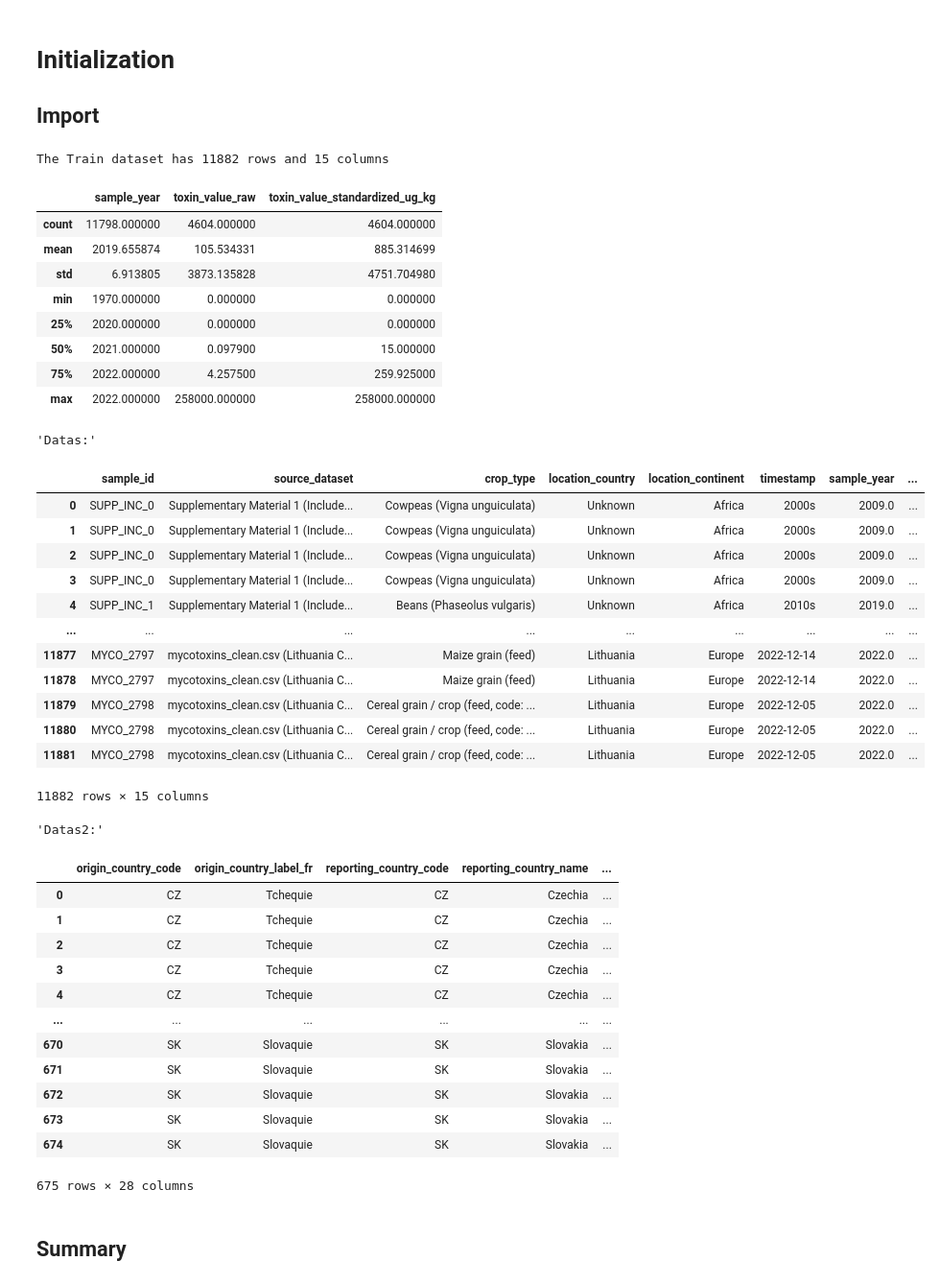
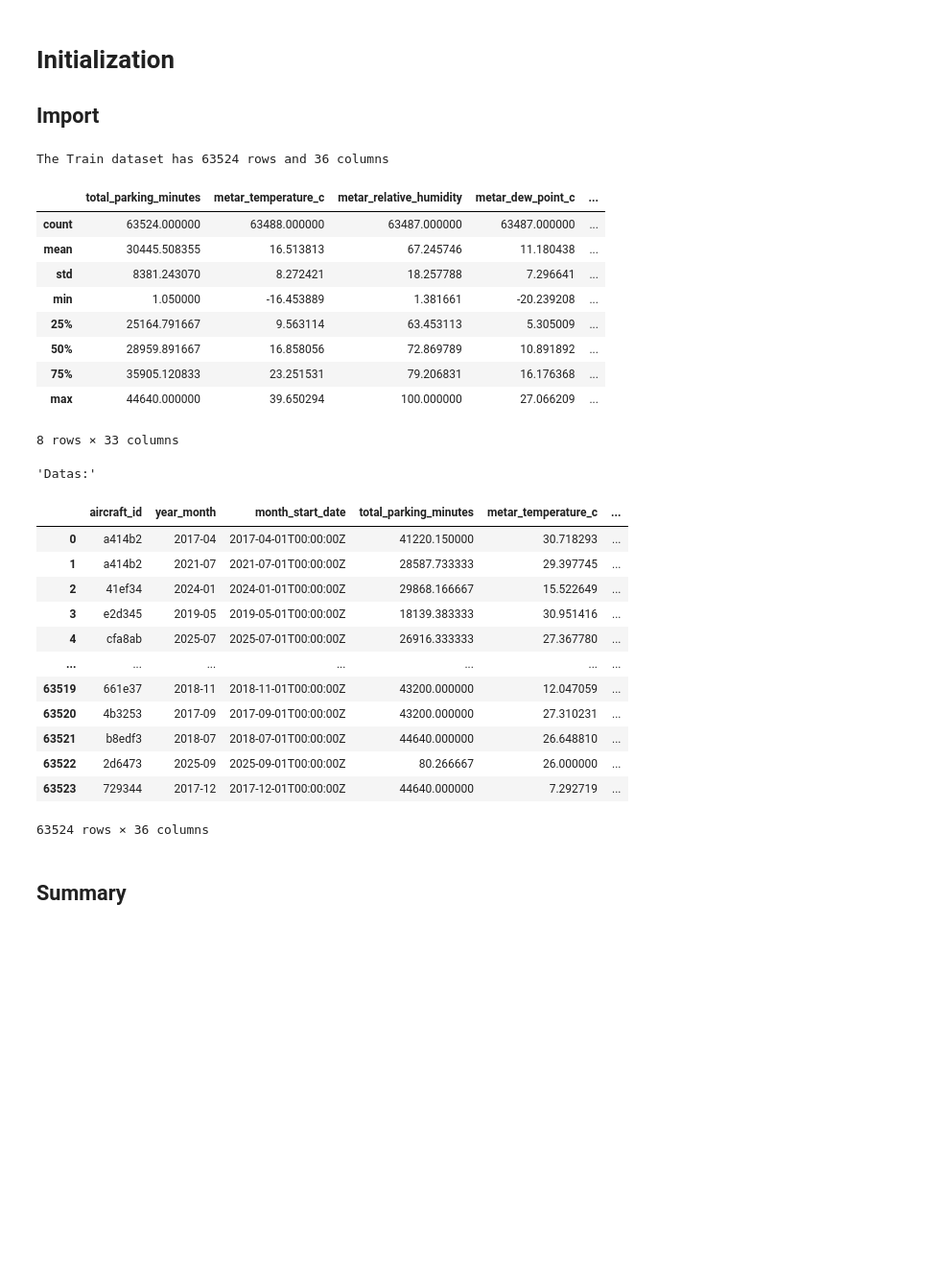
Before and after one commit to pfarret81/Gros-Avion-Puant_Haks2026, a Jupyter notebook: main_model.ipynb, the cells around one changed output. Shown at 96% size. Saved outputs shown, nothing was run; the diff lists cells and outputs as text; code cells hidden in the pictures; blank space fills up the shorter version.

```diff
--- a/main_model.ipynb
+++ b/main_model.ipynb
@@ -30,53 +29,39 @@ warnings.filterwarnings('ignore')
 # Initialization
 ## Import
 # %%
-df = pd.read_csv("unified_mycotoxins_fungi_clean.csv")
-df2 = pd.read_csv("target_origin_zen_zan_weather_ready_strict_field_storage.csv")
+df= pd.read_csv("environment_training.csv")
 # %%
 print(f'The Train dataset has {df.shape[0]} rows and {df.shape[1]} columns')
 df.describe()
 # %% [output]
-The Train dataset has 11882 rows and 15 columns
+The Train dataset has 63524 rows and 36 columns
-|  | sample_year | toxin_value_raw | toxin_value_standardized_ug_kg |
-| count | 11798.000000 | 4604.000000 | 4604.000000 |
-| mean | 2019.655874 | 105.534331 | 885.314699 |
-| std | 6.913805 | 3873.135828 | 4751.704980 |
-| min | 1970.000000 | 0.000000 | 0.000000 |
-| 25% | 2020.000000 | 0.000000 | 0.000000 |
-| 50% | 2021.000000 | 0.097900 | 15.000000 |
-| 75% | 2022.000000 | 4.257500 | 259.925000 |
-| max | 2022.000000 | 258000.000000 | 258000.000000 |
+|  | total_parking_minutes | metar_temperature_c | metar_relative_humidity | metar_dew_point_c | ... |
+| count | 63524.000000 | 63488.000000 | 63487.000000 | 63487.000000 | ... |
+| mean | 30445.508355 | 16.513813 | 67.245746 | 11.180438 | ... |
+| std | 8381.243070 | 8.272421 | 18.257788 | 7.296641 | ... |
+| min | 1.050000 | -16.453889 | 1.381661 | -20.239208 | ... |
+| 25% | 25164.791667 | 9.563114 | 63.453113 | 5.305009 | ... |
+| 50% | 28959.891667 | 16.858056 | 72.869789 | 10.891892 | ... |
+| 75% | 35905.120833 | 23.251531 | 79.206831 | 16.176368 | ... |
+| max | 44640.000000 | 39.650294 | 100.000000 | 27.066209 | ... |
+8 rows × 33 columns
 # %%
-display('Datas:', df, 'Datas2:', df2)
+display('Datas:', df)
 # %% [output]
 'Datas:'
-|  | sample_id | source_dataset | crop_type | location_country | location_continent | timestamp | sample_year | ... |
-| 0 | SUPP_INC_0 | Supplementary Material 1 (Include... | Cowpeas (Vigna unguiculata) | Unknown | Africa | 2000s | 2009.0 | ... |
-| 1 | SUPP_INC_0 | Supplementary Material 1 (Include... | Cowpeas (Vigna unguiculata) | Unknown | Africa | 2000s | 2009.0 | ... |
-| 2 | SUPP_INC_0 | Supplementary Material 1 (Include... | Cowpeas (Vigna unguiculata) | Unknown | Africa | 2000s | 2009.0 | ... |
-| 3 | SUPP_INC_0 | Supplementary Material 1 (Include... | Cowpeas (Vigna unguiculata) | Unknown | Africa | 2000s | 2009.0 | ... |
-| 4 | SUPP_INC_1 | Supplementary Material 1 (Include... | Beans (Phaseolus vulgaris) | Unknown | Africa | 2010s | 2019.0 | ... |
-| ... | ... | ... | ... | ... | ... | ... | ... | ... |
-| 11877 | MYCO_2797 | mycotoxins_clean.csv (Lithuania C... | Maize grain (feed) | Lithuania | Europe | 2022-12-14 | 2022.0 | ... |
-| 11878 | MYCO_2797 | mycotoxins_clean.csv (Lithuania C... | Maize grain (feed) | Lithuania | Europe | 2022-12-14 | 2022.0 | ... |
-| 11879 | MYCO_2798 | mycotoxins_clean.csv (Lithuania C... | Cereal grain / crop (feed, code: ... | Lithuania | Europe | 2022-12-05 | 2022.0 | ... |
-| 11880 | MYCO_2798 | mycotoxins_clean.csv (Lithuania C... | Cereal grain / crop (feed, code: ... | Lithuania | Europe | 2022-12-05 | 2022.0 | ... |
-| 11881 | MYCO_2798 | mycotoxins_clean.csv (Lithuania C... | Cereal grain / crop (feed, code: ... | Lithuania | Europe | 2022-12-05 | 2022.0 | ... |
+|  | aircraft_id | year_month | month_start_date | total_parking_minutes | metar_temperature_c | ... |
+| 0 | a414b2 | 2017-04 | 2017-04-01T00:00:00Z | 41220.150000 | 30.718293 | ... |
+| 1 | a414b2 | 2021-07 | 2021-07-01T00:00:00Z | 28587.733333 | 29.397745 | ... |
+| 2 | 41ef34 | 2024-01 | 2024-01-01T00:00:00Z | 29868.166667 | 15.522649 | ... |
+| 3 | e2d345 | 2019-05 | 2019-05-01T00:00:00Z | 18139.383333 | 30.951416 | ... |
+| 4 | cfa8ab | 2025-07 | 2025-07-01T00:00:00Z | 26916.333333 | 27.367780 | ... |
+| ... | ... | ... | ... | ... | ... | ... |
+| 63519 | 661e37 | 2018-11 | 2018-11-01T00:00:00Z | 43200.000000 | 12.047059 | ... |
+| 63520 | 4b3253 | 2017-09 | 2017-09-01T00:00:00Z | 43200.000000 | 27.310231 | ... |
+| 63521 | b8edf3 | 2018-07 | 2018-07-01T00:00:00Z | 44640.000000 | 26.648810 | ... |
+| 63522 | 2d6473 | 2025-09 | 2025-09-01T00:00:00Z | 80.266667 | 26.000000 | ... |
+| 63523 | 729344 | 2017-12 | 2017-12-01T00:00:00Z | 44640.000000 | 7.292719 | ... |
-11882 rows × 15 columns
+63524 rows × 36 columns
-'Datas2:'
-|  | origin_country_code | origin_country_label_fr | reporting_country_code | reporting_country_name | ... |
-| 0 | CZ | Tchequie | CZ | Czechia | ... |
-| 1 | CZ | Tchequie | CZ | Czechia | ... |
-| 2 | CZ | Tchequie | CZ | Czechia | ... |
-| 3 | CZ | Tchequie | CZ | Czechia | ... |
-| 4 | CZ | Tchequie | CZ | Czechia | ... |
-| ... | ... | ... | ... | ... | ... |
-| 670 | SK | Slovaquie | SK | Slovakia | ... |
-| 671 | SK | Slovaquie | SK | Slovakia | ... |
-| 672 | SK | Slovaquie | SK | Slovakia | ... |
-| 673 | SK | Slovaquie | SK | Slovakia | ... |
-| 674 | SK | Slovaquie | SK | Slovakia | ... |
-675 rows × 28 columns
 # %% [markdown]
 ## Summary
 # %%
```
Also changed, not shown: parts of 25 cells of this notebook, 1 other file.
